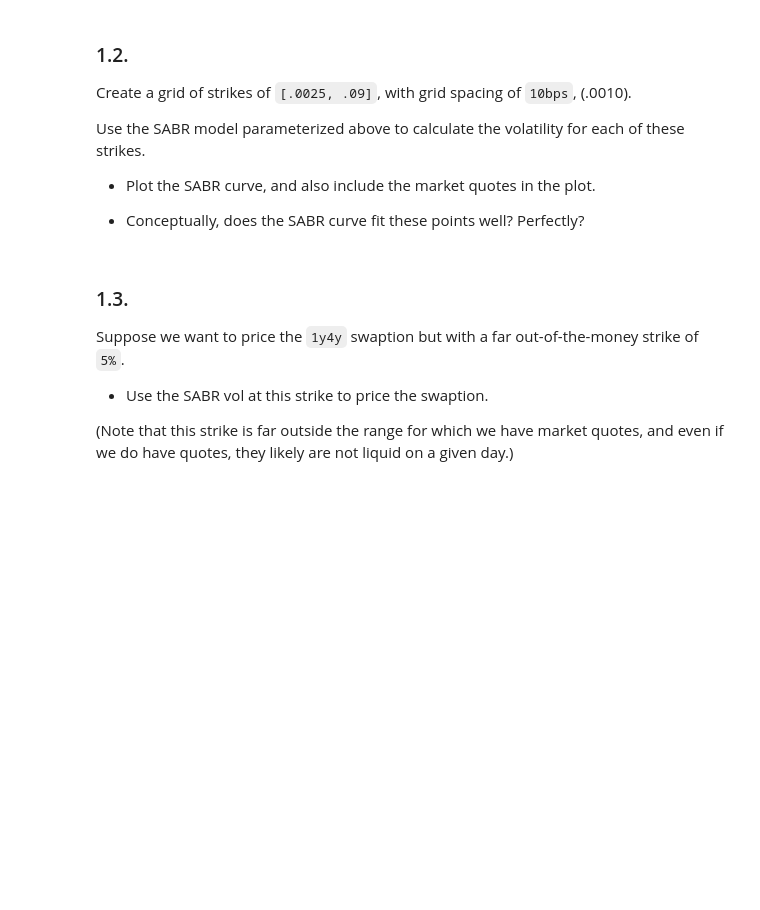
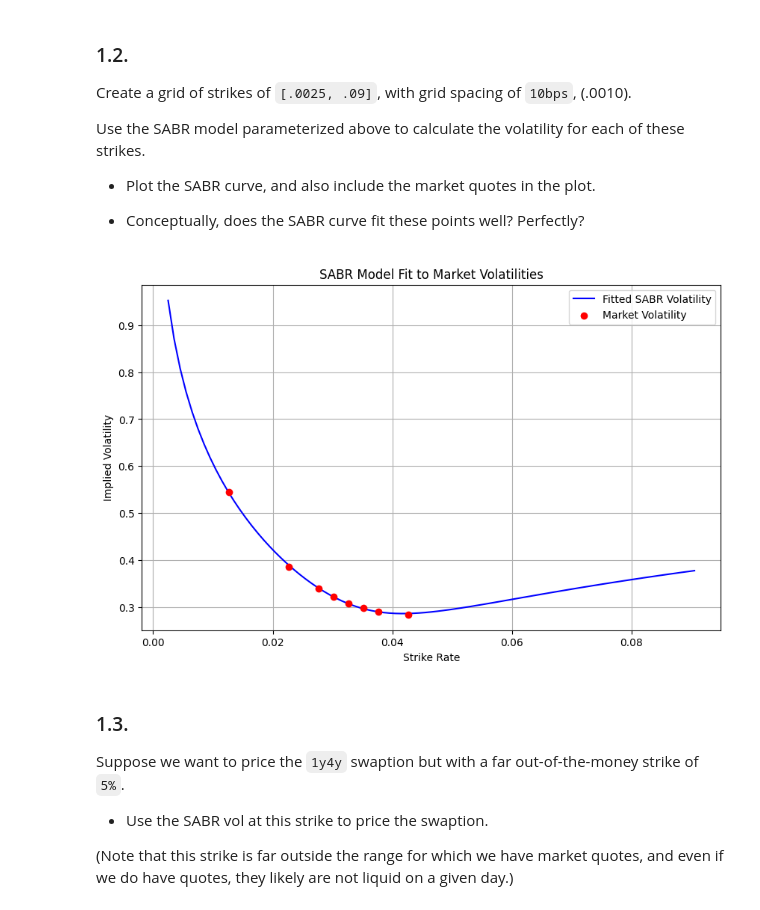
Before and after one commit to y3y-tech/Fixed_Income_Homework, a Jupyter notebook: Exercises/Swaption_Vol_Skew.ipynb, the cells around one changed output. Cells and saved outputs as stored; diff of their text form; code cells hidden in the pictures; blank space fills up the shorter version.

Commit message:
Vol Skew

```diff
--- a/Exercises/Swaption_Vol_Skew.ipynb
+++ b/Exercises/Swaption_Vol_Skew.ipynb
@@ -93,0 +97,7 @@ You will not need the cap data (flat or forward vols) for this problem.
+# %%
+swaption_vol = pd.read_excel('../Data/swaption_vol_data_2025-06-30.xlsx')
+rates = pd.read_excel('../Data/cap_curves_2025-06-30.xlsx')
+swaption_vol = swaption_vol[(swaption_vol['expiration'] == 1.0) & (swaption_vol['tenor'] == 4.0)]
+
+display(swaption_vol)
+display(rates)
@@ -110,0 +214,25 @@ Report the values of these parameters.
+# %%
+from scipy.optimize import minimize
+
+
+initial_params = [
+    0.5,    # nu (vol-of-vol)
+    -0.3,   # rho (correlation) - negative for equity skew
+    1.0     # alpha - just a reasonable starting guess, optimizer will find the right value
+]
+
+# Parameter bounds - wide enough for optimizer to find the right scale
+# Since F≈6374 and typical vol is 0.1-0.2, alpha could be anywhere from 1 to 20
+bounds = [
+    (0.01, 2.0),   # nu: positive, reasonable range
+    (-0.95, 0.5),  # rho: correlation, typically negative for equity
+    (0.1, 50.0)    # alpha: wide range to let optimizer find the right scale
+]
+
+
+result = minimize(objective_function, initial_params, method='L-BFGS-B', bounds=bounds)
+nu_opt, rho_opt, alpha_opt = result.x
+print(f"\nOptimization completed!")
+print(f"Optimized parameters: ν={nu_opt:.3f}, ρ={rho_opt:.3f}, α={alpha_opt:.3f}")
+print(f"Final error: {result.fun:.6f}")
+print(f"Success: {result.success}")
@@ -117,6 +250,21 @@ Use the SABR model parameterized above to calculate the volatility for each of t
 * Plot the SABR curve, and also include the market quotes in the plot.
 
 * Conceptually, does the SABR curve fit these points well? Perfectly?
+# %%
+grid_strikes = np.arange(0.0025, 0.09 + 0.0010, 0.0010)
+fitted_vols = sabr(BETA, nu_opt, rho_opt, alpha_opt, F, grid_strikes, T)
+
+plt.figure(figsize=(10, 6))
+plt.plot(grid_strikes, fitted_vols, label='Fitted SABR Volatility', color='blue')
+plt.scatter(strikes, market_vols, label='Market Volatility', color='red', zorder=5)
+plt.title('SABR Model Fit to Market Volatilities')
+plt.xlabel('Strike Rate')
+plt.ylabel('Implied Volatility')
+plt.legend()
+plt.grid()
+plt.show()
+# %% [output]
+[figure, added]
 # %% [markdown]
 ### 1.3.
 Suppose we want to price the `1y4y` swaption but with a far out-of-the-money strike of `5%`.
```
Also changed, not shown: parts of 8 cells of this notebook, 1 other file.
